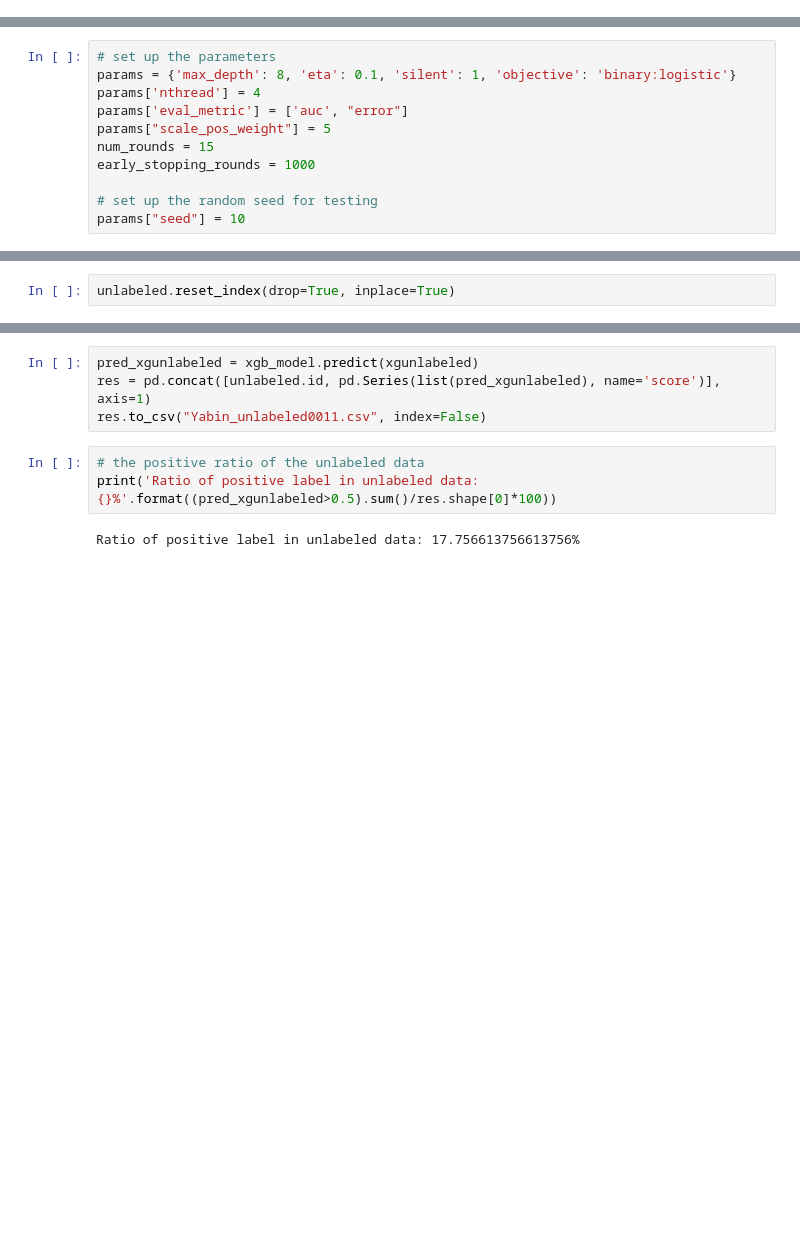
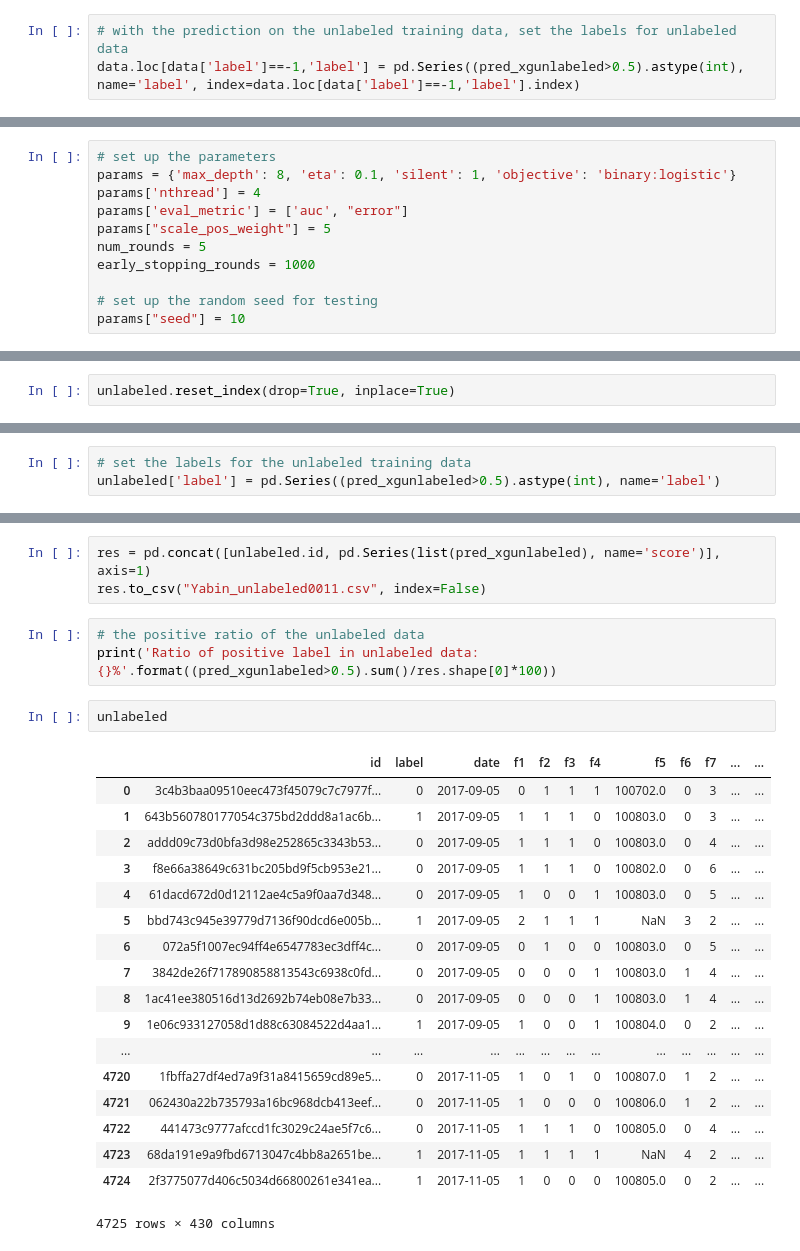
Before and after one commit to xiaosuper163/atec, a Jupyter notebook: fraud_train_test_standardize.ipynb, the cells around one changed output, grey strips where cells are left out. Saved outputs shown, nothing was run; the diff lists cells and outputs as text; blank space fills up the shorter version.

```diff
--- a/fraud_train_test_standardize.ipynb
+++ b/fraud_train_test_standardize.ipynb
@@ -188,0 +171,3 @@ data = data[data['label']!=-1]
+# %%
+# with the prediction on the unlabeled training data, set the labels for unlabeled data
+data.loc[data['label']==-1,'label'] = pd.Series((pred_xgunlabeled>0.5).astype(int), name='label', index=data.loc[data['label']==-1,'label'].index)
@@ -211,7 +198,7 @@ params = {'max_depth': 8, 'eta': 0.1, 'silent': 1, 'objective': 'binary:logistic
 params['nthread'] = 4
 params['eval_metric'] = ['auc', "error"]
 params["scale_pos_weight"] = 5
-num_rounds = 15
+num_rounds = 5
 early_stopping_rounds = 1000
 
 # set up the random seed for testing
@@ -262,0 +260,3 @@ unlabeled.reset_index(drop=True, inplace=True)
+# %%
+# set the labels for the unlabeled training data
+unlabeled['label'] = pd.Series((pred_xgunlabeled>0.5).astype(int), name='label')
@@ -263,9 +268,27 @@ unlabeled.reset_index(drop=True, inplace=True)
 # %%
-pred_xgunlabeled = xgb_model.predict(xgunlabeled)
 res = pd.concat([unlabeled.id, pd.Series(list(pred_xgunlabeled), name='score')], axis=1)
 res.to_csv("Yabin_unlabeled0011.csv", index=False)
 # %%
 # the positive ratio of the unlabeled data
 print('Ratio of positive label in unlabeled data: {}%'.format((pred_xgunlabeled>0.5).sum()/res.shape[0]*100))
-# %% [output]
-Ratio of positive label in unlabeled data: 17.756613756613756%
+# %%
+unlabeled
+# %% [output]
+|  | id | label | date | f1 | f2 | f3 | f4 | f5 | f6 | f7 | ... | ... |
+| 0 | 3c4b3baa09510eec473f45079c7c7977f... | 0 | 2017-09-05 | 0 | 1 | 1 | 1 | 100702.0 | 0 | 3 | ... | ... |
+| 1 | 643b560780177054c375bd2ddd8a1ac6b... | 1 | 2017-09-05 | 1 | 1 | 1 | 0 | 100803.0 | 0 | 3 | ... | ... |
+| 2 | addd09c73d0bfa3d98e252865c3343b53... | 0 | 2017-09-05 | 1 | 1 | 1 | 0 | 100803.0 | 0 | 4 | ... | ... |
+| 3 | f8e66a38649c631bc205bd9f5cb953e21... | 0 | 2017-09-05 | 1 | 1 | 1 | 0 | 100802.0 | 0 | 6 | ... | ... |
+| 4 | 61dacd672d0d12112ae4c5a9f0aa7d348... | 0 | 2017-09-05 | 1 | 0 | 0 | 1 | 100803.0 | 0 | 5 | ... | ... |
+| 5 | bbd743c945e39779d7136f90dcd6e005b... | 1 | 2017-09-05 | 2 | 1 | 1 | 1 | NaN | 3 | 2 | ... | ... |
+| 6 | 072a5f1007ec94ff4e6547783ec3dff4c... | 0 | 2017-09-05 | 0 | 1 | 0 | 0 | 100803.0 | 0 | 5 | ... | ... |
+| 7 | 3842de26f717890858813543c6938c0fd... | 0 | 2017-09-05 | 0 | 0 | 0 | 1 | 100803.0 | 1 | 4 | ... | ... |
+| 8 | 1ac41ee380516d13d2692b74eb08e7b33... | 0 | 2017-09-05 | 0 | 0 | 0 | 1 | 100803.0 | 1 | 4 | ... | ... |
+| 9 | 1e06c933127058d1d88c63084522d4aa1... | 1 | 2017-09-05 | 1 | 0 | 0 | 1 | 100804.0 | 0 | 2 | ... | ... |
+| ... | ... | ... | ... | ... | ... | ... | ... | ... | ... | ... | ... | ... |
+| 4720 | 1fbffa27df4ed7a9f31a8415659cd89e5... | 0 | 2017-11-05 | 1 | 0 | 1 | 0 | 100807.0 | 1 | 2 | ... | ... |
+| 4721 | 062430a22b735793a16bc968dcb413eef... | 0 | 2017-11-05 | 1 | 0 | 0 | 0 | 100806.0 | 1 | 2 | ... | ... |
+| 4722 | 441473c9777afccd1fc3029c24ae5f7c6... | 0 | 2017-11-05 | 1 | 1 | 1 | 0 | 100805.0 | 0 | 4 | ... | ... |
+| 4723 | 68da191e9a9fbd6713047c4bb8a2651be... | 1 | 2017-11-05 | 1 | 1 | 1 | 1 | NaN | 4 | 2 | ... | ... |
+| 4724 | 2f3775077d406c5034d66800261e341ea... | 1 | 2017-11-05 | 1 | 0 | 0 | 0 | 100805.0 | 0 | 2 | ... | ... |
+4725 rows × 430 columns
```
Also changed, not shown: parts of 10 cells of this notebook.
